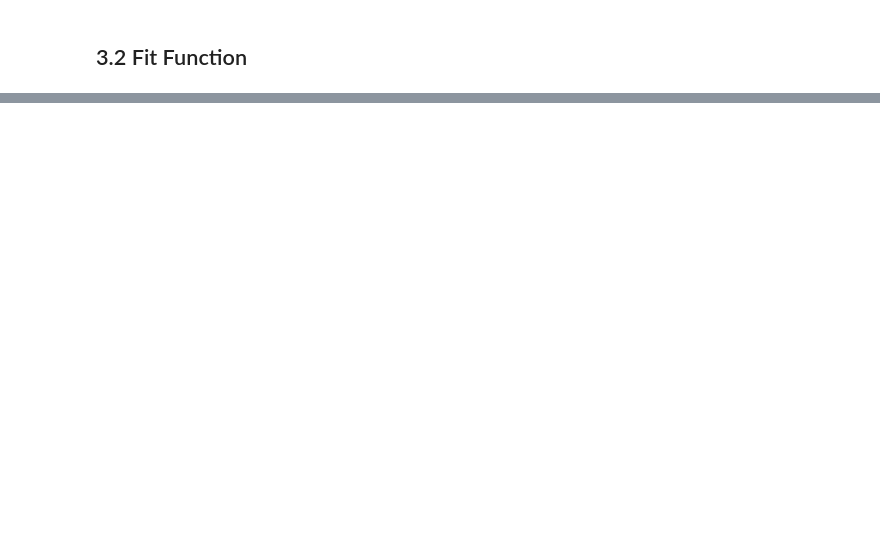
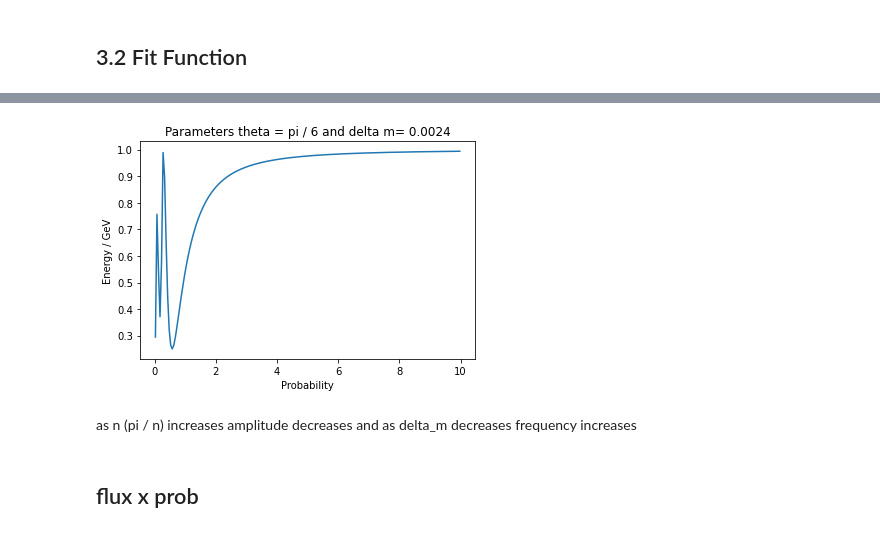
Before and after one commit to afyqeyzar/comp_proj, a Jupyter notebook: proj.ipynb, the cells around one changed output, grey strips where cells are left out. Drawn from its saved outputs; the diff is of its cells as text; code cells hidden in the pictures; blank space fills up the shorter version.

```diff
--- a/proj.ipynb
+++ b/proj.ipynb
@@ -50,0 +58,8 @@ plt.plot(energy_midpoints,oscillation_probability(energy_midpoints),'.')
+# %%
+plot_oscillation_probability(energy_midpoints, n = 6, delta_m = 2.4e-3)
+# %% [output]
+[figure, added]
+# %% [markdown]
+as n (pi / n) increases amplitude decreases and as delta_m decreases frequency increases
+# %% [markdown]
+## flux x prob
```
Also changed, not shown: parts of 7 cells of this notebook, 1 other file.
